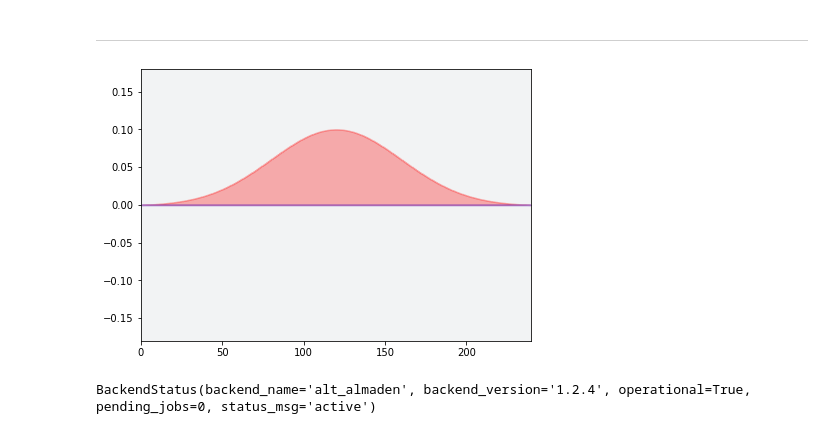
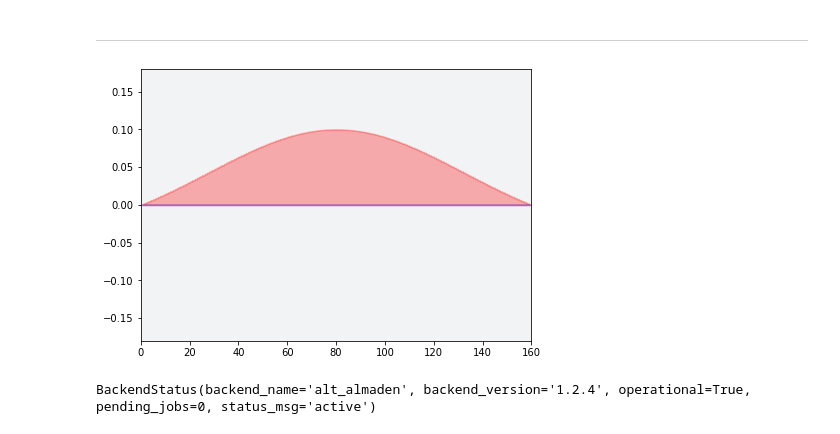
Before and after one commit to singular-value/optimizations_via_openpulse, a Jupyter notebook: Almaden Qutrit Rabi.ipynb, the cells around one changed output. Drawn from its saved outputs; the diff is of its cells as text; code cells hidden in the pictures.

```diff
--- a/Almaden Qutrit Rabi.ipynb
+++ b/Almaden Qutrit Rabi.ipynb
@@ -51,12 +51,12 @@ schedule1 |= measure << MEASUREMENT_START_TIMESTEP
 #print(job.job_id())
 # %%
 # Approximate X as a gaussian pulse:
-DURATION = 240
+DURATION = 160
 AMP = 0.10
-SIGMA = 40
+SIGMA = 52
 pulse_lib.gaussian(duration=DURATION, amp=AMP, sigma=SIGMA).draw(scaling=0.18)
 # %% [output]
-[figure, old version]
+[figure, new version]
 # %%
 # X, then pulse at 1-2 frequency, then measure
 schedule2 = pulse.Schedule()
```
Also changed, not shown: parts of 11 cells of this notebook, 2 other files.
